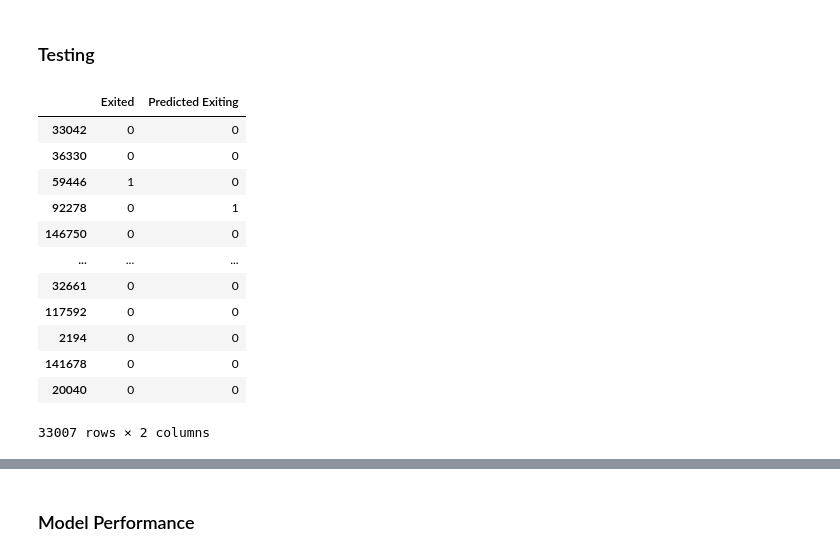
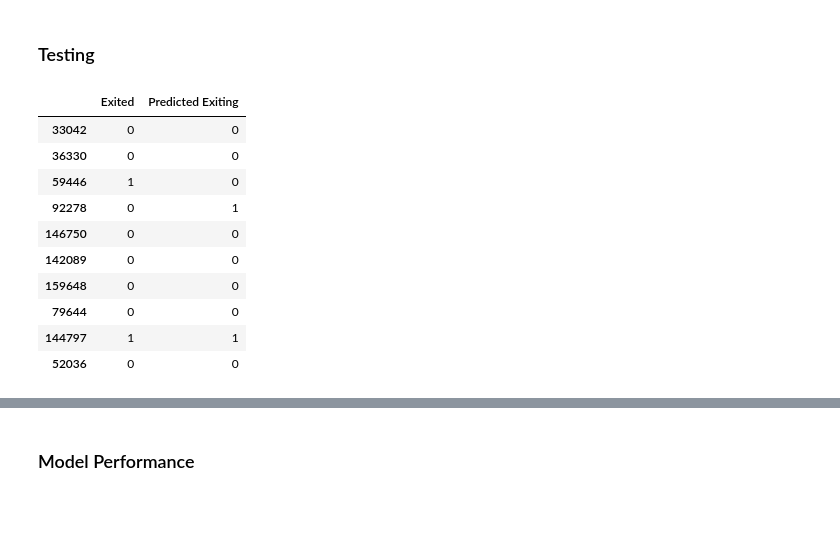
Before and after one commit to TangLitEn/kaggle-Binary-Classification-with-a-Bank-Churn-Dataset, a Jupyter notebook: main.ipynb, the cells around one changed output, grey strips where cells are left out. Drawn from its saved outputs; the diff is of its cells as text; code cells hidden in the pictures; blank space fills up the shorter version.

```diff
--- a/main.ipynb
+++ b/main.ipynb
@@ -290,18 +290,16 @@ RandomForestClassifier(max_depth=5, random_state=1)
 # %%
 # TESTING ON THE TEST DATA
 y_test["Predicted Exiting"] = FOREST_model.predict(X_test)
-y_test
+y_test.head(10)
 # %% [output]
 |  | Exited | Predicted Exiting |
 | 33042 | 0 | 0 |
 | 36330 | 0 | 0 |
 | 59446 | 1 | 0 |
 | 92278 | 0 | 1 |
 | 146750 | 0 | 0 |
-| ... | ... | ... |
-| 32661 | 0 | 0 |
-| 117592 | 0 | 0 |
-| 2194 | 0 | 0 |
-| 141678 | 0 | 0 |
-| 20040 | 0 | 0 |
+| 142089 | 0 | 0 |
+| 159648 | 0 | 0 |
+| 79644 | 0 | 0 |
+| 144797 | 1 | 1 |
+| 52036 | 0 | 0 |
-33007 rows × 2 columns
```
Also changed, not shown: parts of 12 cells of this notebook, 1 other file.
